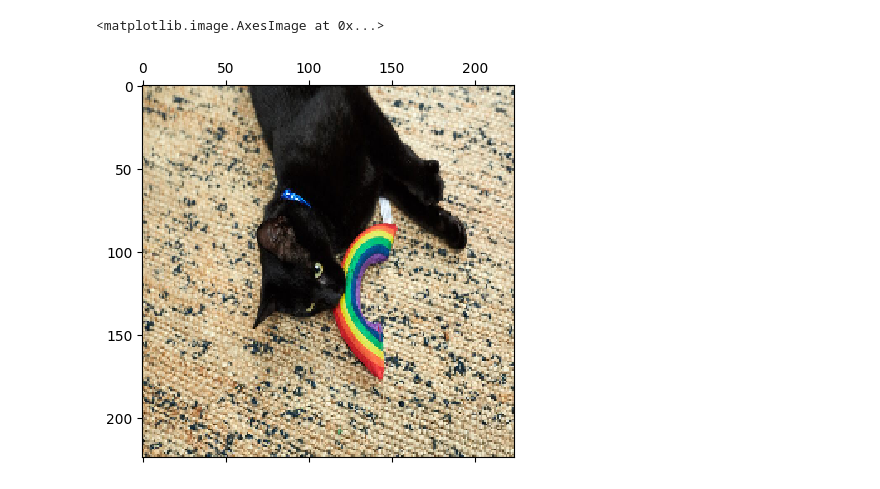
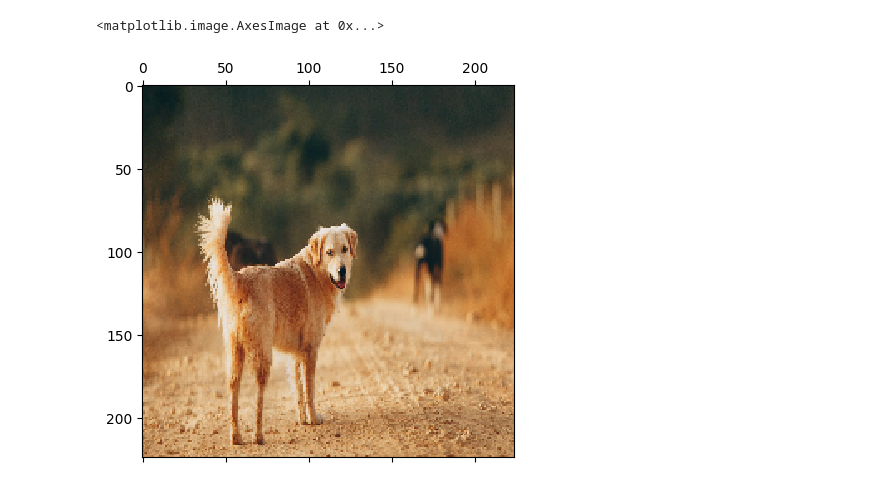
Before and after one commit to harim061/GradCam, a Jupyter notebook: gradCam.ipynb, the cells around one changed output. Saved outputs shown, nothing was run; the diff lists cells and outputs as text; code cells hidden in the pictures.

```diff
--- a/gradCam.ipynb
+++ b/gradCam.ipynb
@@ -30,12 +30,12 @@ Non-trainable params: 53120 (207.50 KB)
 __________________________________________________________________________________________________
 # %%
 # 영상 불러와 크기 조절 & 화면 디스플레이
-image_path = 'dataset/cat.jpg'
+image_path = 'dataset/dog.jpg'
 img = image.load_img(image_path, target_size = (224,224))
 plt.matshow(img)
 # %% [output]
 <matplotlib.image.AxesImage at 0x...>
-[figure, old version]
+[figure, new version]
 # %%
 # 신경망 형태로 변환
 x=image.img_to_array(img)
```
Also changed, not shown: parts of 5 cells of this notebook, 11 other files.
